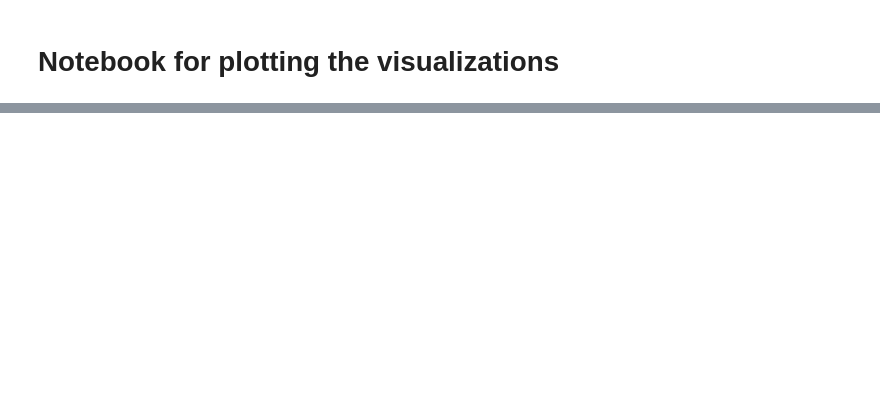
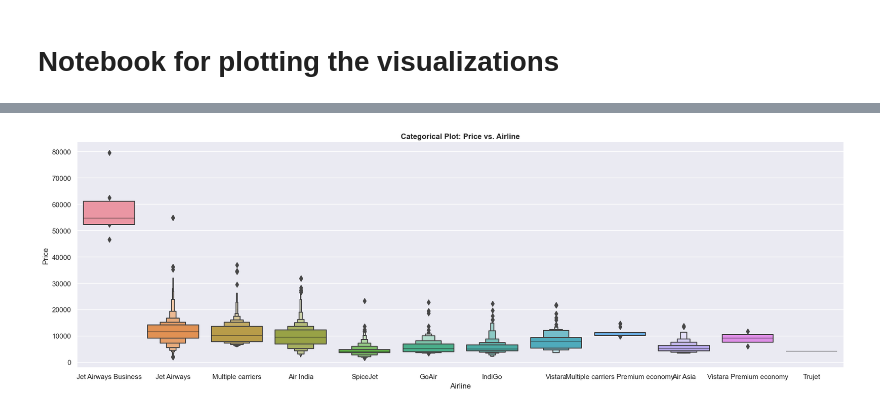
Before and after one commit to Fernando3161/flight_price_pred, a Jupyter notebook: data/Notebook.ipynb, the cells around one changed output, grey strips where cells are left out. Saved outputs shown, nothing was run; the diff lists cells and outputs as text; code cells hidden in the pictures; blank space fills up the shorter version.

```diff
--- a/data/Notebook.ipynb
+++ b/data/Notebook.ipynb
@@ -365,8 +2,0 @@ TypeError: regplot() got an unexpected keyword argument 'log'
-# %%
-x = 10 ** np.arange(1, 10)
-y = x * 2
-data2 = pd.DataFrame(data={'x': x, 'y': y})
-f, ax = plt.subplots(figsize=(7, 7))
-ax.set(xscale="log", yscale="log")
-sns.regplot(x="x",y= "y",data= data2, ax=ax, scatter_kws={"s": 100})
-plt.show()
@@ -377,0 +3,23 @@ plt.show()
+# %%
+import pandas as pd
+import seaborn as sns
+import numpy as np
+import matplotlib.pyplot as plt
+import datetime as dt
+
+from sklearn.model_selection import train_test_split, RandomizedSearchCV
+from sklearn.ensemble import RandomForestRegressor, ExtraTreesRegressor
+import pickle
+import os
+import sys
+root = os.path.realpath(os.path.join(os.getcwd(),os.pardir))
+sys.path.append(root)
+
+from src.common import *
+from src.model import main
+
+import warnings
+warnings.filterwarnings("ignore")
+
+sns.set_style("darkgrid")
+sns.set(font="Arial")
@@ -377,0 +84,10 @@ plt.show()
+# %%
+#Plot price information by price
+sns.catplot(x='Airline',y='Price',data=train_data.sort_values('Price',ascending=False),kind='boxen',aspect=3,height=6)
+plt.xlabel("Airline")
+plt.ylabel("Price")
+plt.title("Categorical Plot: Price vs. Airline", fontweight="bold")
+plt.tight_layout()
+plt.savefig(os.path.join(FIG_RESULTS_DIR, "CatPriceAirline.png"), dpi=600)
+# %% [output]
+[figure, added]
```
Also changed, not shown: parts of 40 cells of this notebook, 8 other files.
